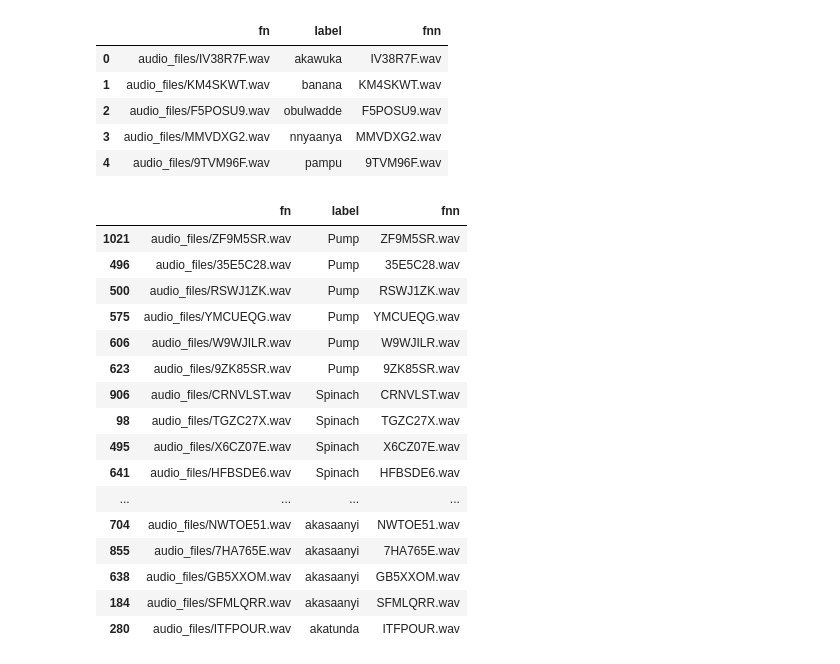
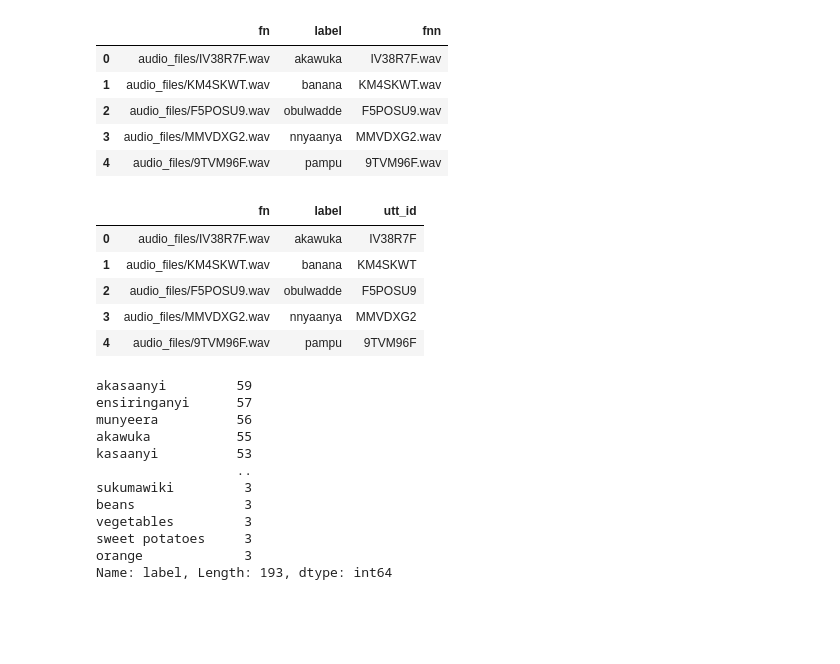
Before and after one commit to astromid/zindi-keyword-spotter, a Jupyter notebook: notebooks/EDA.ipynb, the cells around one changed output. Cells and saved outputs as stored; diff of their text form; code cells hidden in the pictures; blank space fills up the shorter version.

```diff
--- a/notebooks/EDA.ipynb
+++ b/notebooks/EDA.ipynb
@@ -346,23 +346,27 @@ train.head()
 | 2 | audio_files/F5POSU9.wav | obulwadde | F5POSU9.wav |
 | 3 | audio_files/MMVDXG2.wav | nnyaanya | MMVDXG2.wav |
 | 4 | audio_files/9TVM96F.wav | pampu | 9TVM96F.wav |
-# %%
-train.sort_values('label').head(50)
-# %% [output]
-|  | fn | label | fnn |
-| 1021 | audio_files/ZF9M5SR.wav | Pump | ZF9M5SR.wav |
-| 496 | audio_files/35E5C28.wav | Pump | 35E5C28.wav |
-| 500 | audio_files/RSWJ1ZK.wav | Pump | RSWJ1ZK.wav |
-| 575 | audio_files/YMCUEQG.wav | Pump | YMCUEQG.wav |
-| 606 | audio_files/W9WJILR.wav | Pump | W9WJILR.wav |
-| 623 | audio_files/9ZK85SR.wav | Pump | 9ZK85SR.wav |
-| 906 | audio_files/CRNVLST.wav | Spinach | CRNVLST.wav |
-| 98 | audio_files/TGZC27X.wav | Spinach | TGZC27X.wav |
-| 495 | audio_files/X6CZ07E.wav | Spinach | X6CZ07E.wav |
-| 641 | audio_files/HFBSDE6.wav | Spinach | HFBSDE6.wav |
-| ... | ... | ... | ... |
-| 704 | audio_files/NWTOE51.wav | akasaanyi | NWTOE51.wav |
-| 855 | audio_files/7HA765E.wav | akasaanyi | 7HA765E.wav |
-| 638 | audio_files/GB5XXOM.wav | akasaanyi | GB5XXOM.wav |
-| 184 | audio_files/SFMLQRR.wav | akasaanyi | SFMLQRR.wav |
-| 280 | audio_files/ITFPOUR.wav | akatunda | ITFPOUR.wav |
+# %%
+all_train.head()
+# %% [output]
+|  | fn | label | utt_id |
+| 0 | audio_files/IV38R7F.wav | akawuka | IV38R7F |
+| 1 | audio_files/KM4SKWT.wav | banana | KM4SKWT |
+| 2 | audio_files/F5POSU9.wav | obulwadde | F5POSU9 |
+| 3 | audio_files/MMVDXG2.wav | nnyaanya | MMVDXG2 |
+| 4 | audio_files/9TVM96F.wav | pampu | 9TVM96F |
+# %%
+all_train['label'].value_counts()
+# %% [output]
+akasaanyi         59
+ensiringanyi      57
+munyeera          56
+akawuka           55
+kasaanyi          53
+                  ..
+sukumawiki         3
+beans              3
+vegetables         3
+sweet potatoes     3
+orange             3
+Name: label, Length: 193, dtype: int64
```
Also changed, not shown: parts of 5 cells of this notebook, 5 other files.
